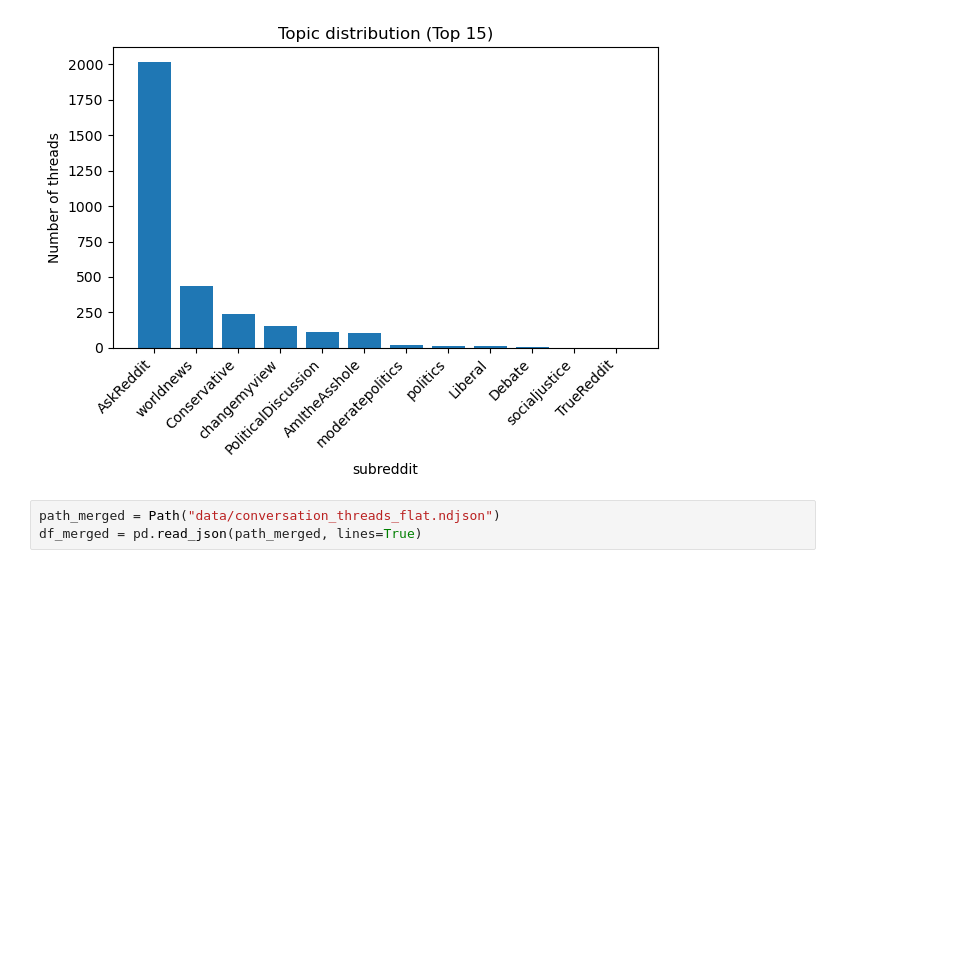
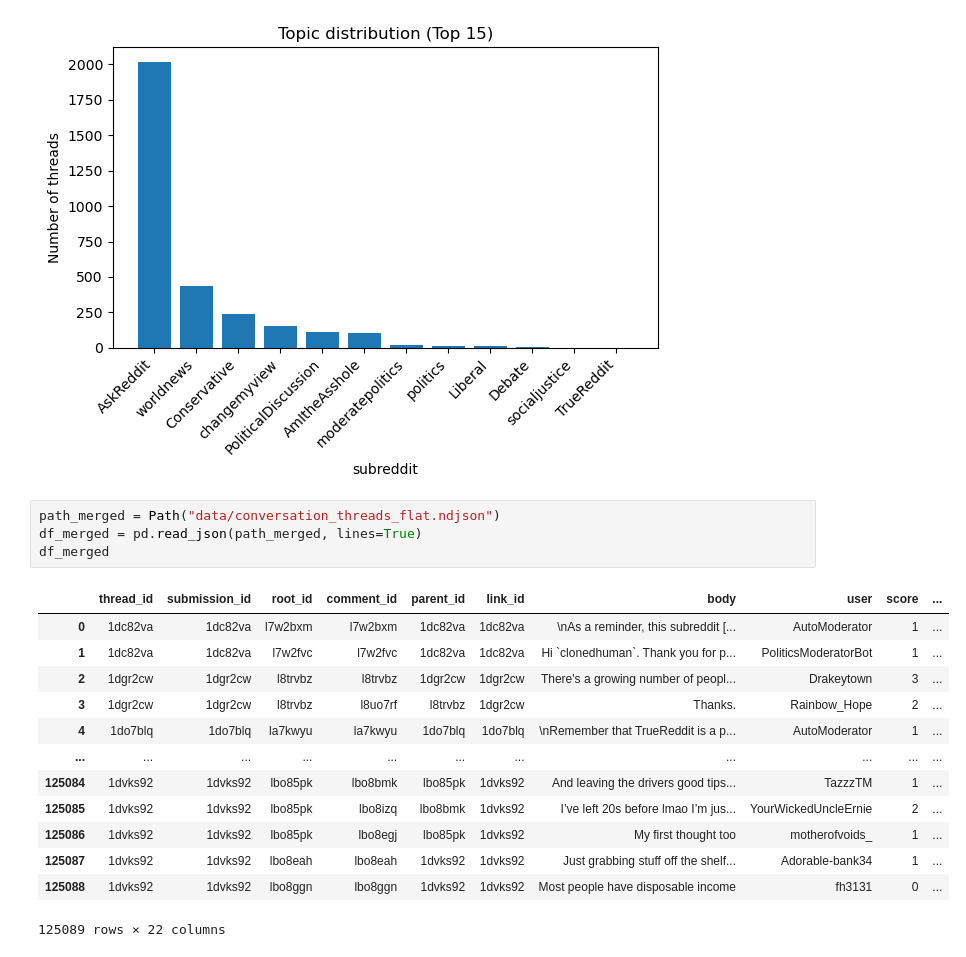
Before and after one commit to Aduuur/reddit-label, a Jupyter notebook: check_data.ipynb, the cells around one changed output. Saved outputs shown, nothing was run; the diff lists cells and outputs as text; blank space fills up the shorter version.

Commit message:
new pipeline comment based

```diff
--- a/check_data.ipynb
+++ b/check_data.ipynb
@@ -57,4 +57,19 @@ plt.show()
 # %%
 path_merged = Path("data/conversation_threads_flat.ndjson")
 df_merged = pd.read_json(path_merged, lines=True)
+df_merged
+# %% [output]
+|  | thread_id | submission_id | root_id | comment_id | parent_id | link_id | body | user | score | ... |
+| 0 | 1dc82va | 1dc82va | l7w2bxm | l7w2bxm | 1dc82va | 1dc82va | \nAs a reminder, this subreddit [... | AutoModerator | 1 | ... |
+| 1 | 1dc82va | 1dc82va | l7w2fvc | l7w2fvc | 1dc82va | 1dc82va | Hi `clonedhuman`. Thank you for p... | PoliticsModeratorBot | 1 | ... |
+| 2 | 1dgr2cw | 1dgr2cw | l8trvbz | l8trvbz | 1dgr2cw | 1dgr2cw | There's a growing number of peopl... | Drakeytown | 3 | ... |
+| 3 | 1dgr2cw | 1dgr2cw | l8trvbz | l8uo7rf | l8trvbz | 1dgr2cw | Thanks. | Rainbow_Hope | 2 | ... |
+| 4 | 1do7blq | 1do7blq | la7kwyu | la7kwyu | 1do7blq | 1do7blq | \nRemember that TrueReddit is a p... | AutoModerator | 1 | ... |
+| ... | ... | ... | ... | ... | ... | ... | ... | ... | ... | ... |
+| 125084 | 1dvks92 | 1dvks92 | lbo85pk | lbo8bmk | lbo85pk | 1dvks92 | And leaving the drivers good tips... | TazzzTM | 1 | ... |
+| 125085 | 1dvks92 | 1dvks92 | lbo85pk | lbo8izq | lbo8bmk | 1dvks92 | I’ve left 20s before lmao I’m jus... | YourWickedUncleErnie | 2 | ... |
+| 125086 | 1dvks92 | 1dvks92 | lbo85pk | lbo8egj | lbo85pk | 1dvks92 | My first thought too | motherofvoids_ | 1 | ... |
+| 125087 | 1dvks92 | 1dvks92 | lbo8eah | lbo8eah | 1dvks92 | 1dvks92 | Just grabbing stuff off the shelf... | Adorable-bank34 | 1 | ... |
+| 125088 | 1dvks92 | 1dvks92 | lbo8ggn | lbo8ggn | 1dvks92 | 1dvks92 | Most people have disposable income | fh3131 | 0 | ... |
+125089 rows × 22 columns
 # %%
```
Also changed, not shown: parts of 2 cells of this notebook, 1 other file.
